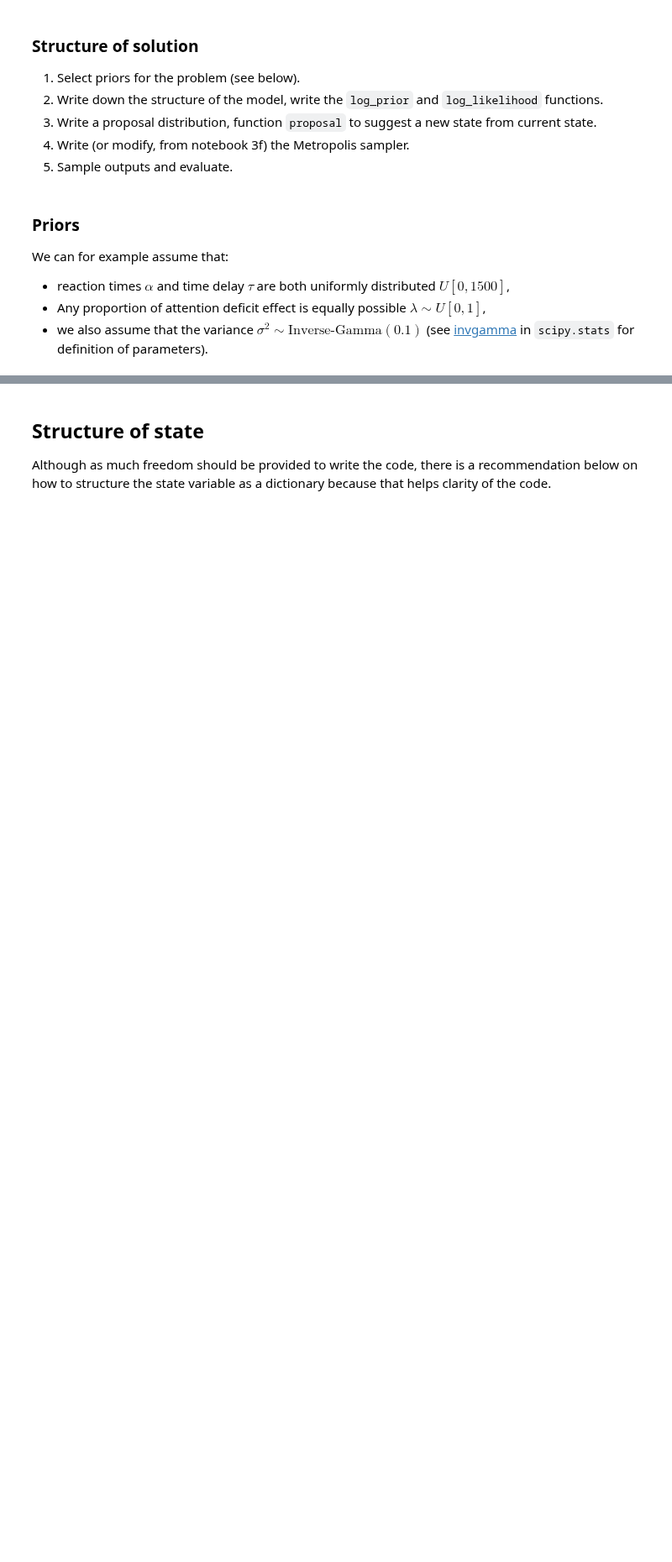
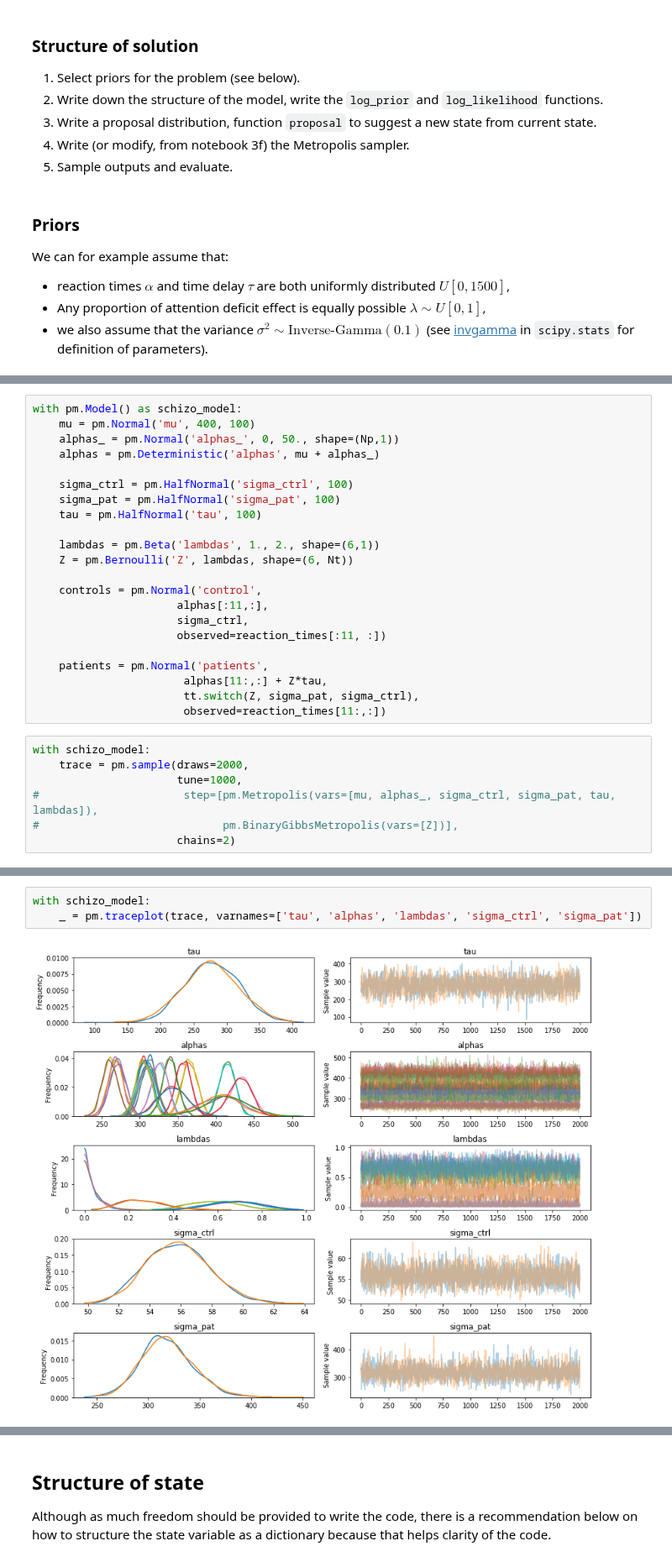
Before and after one commit to fonnesbeck/PyMC3_DataScienceLA, a Jupyter notebook: notebooks/3f.1 Case study: reaction times of schizophrenic.ipynb, the cells around one changed output, grey strips where cells are left out. Shown at 84% size. Cells and saved outputs as stored; diff of their text form; blank space fills up the shorter version.

```diff
--- a/notebooks/3f.1 Case study: reaction times of schizophrenic.ipynb
+++ b/notebooks/3f.1 Case study: reaction times of schizophrenic.ipynb
@@ -95,0 +127,29 @@ We can for example assume that:
+# %%
+with pm.Model() as schizo_model:
+    mu = pm.Normal('mu', 400, 100)
+    alphas_ = pm.Normal('alphas_', 0, 50., shape=(Np,1))
+    alphas = pm.Deterministic('alphas', mu + alphas_)
+
+    sigma_ctrl = pm.HalfNormal('sigma_ctrl', 100)
+    sigma_pat = pm.HalfNormal('sigma_pat', 100)
+    tau = pm.HalfNormal('tau', 100)
+
+    lambdas = pm.Beta('lambdas', 1., 2., shape=(6,1))
+    Z = pm.Bernoulli('Z', lambdas, shape=(6, Nt))
+
+    controls = pm.Normal('control',
+                      alphas[:11,:],
+                      sigma_ctrl,
+                      observed=reaction_times[:11, :])
+
+    patients = pm.Normal('patients',
+                       alphas[11:,:] + Z*tau,
+                       tt.switch(Z, sigma_pat, sigma_ctrl),
+                       observed=reaction_times[11:,:])
+# %%
+with schizo_model:
+    trace = pm.sample(draws=2000,
+                      tune=1000,
+#                      step=[pm.Metropolis(vars=[mu, alphas_, sigma_ctrl, sigma_pat, tau, lambdas]),
+#                            pm.BinaryGibbsMetropolis(vars=[Z])],
+                      chains=2)
@@ -95,0 +178,5 @@ We can for example assume that:
+# %%
+with schizo_model:
+    _ = pm.traceplot(trace, varnames=['tau', 'alphas', 'lambdas', 'sigma_ctrl', 'sigma_pat'])
+# %% [output]
+[figure, added]
```
Also changed, not shown: parts of 21 cells of this notebook.
